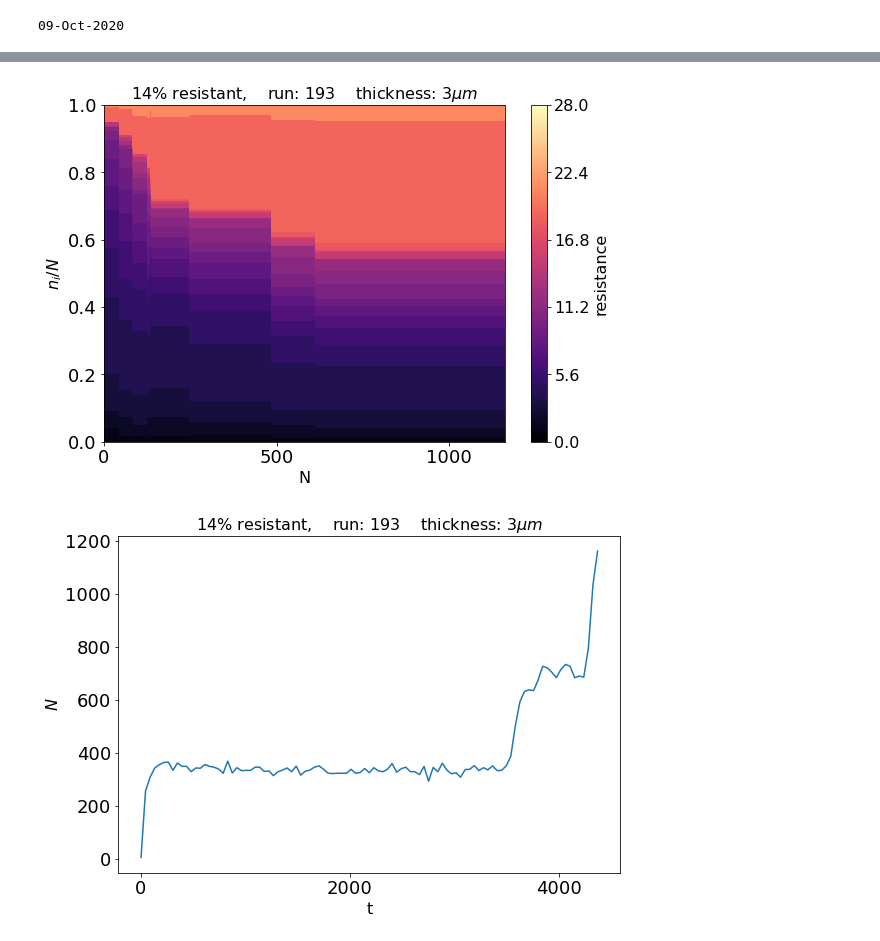
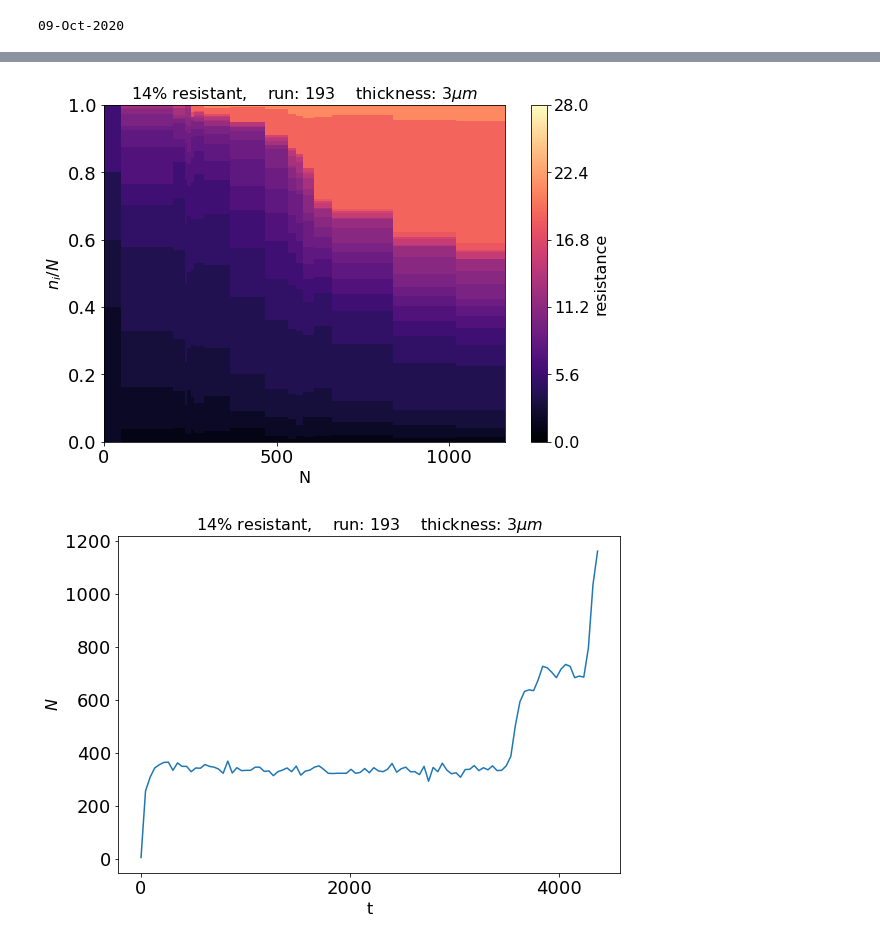
Before and after one commit to patricksinclair/multispecies_postprocessing, a Jupyter notebook: geno_distbs/varying_susceps/geno_distb_plotter.ipynb, the cells around one changed output, grey strips where cells are left out. Drawn from its saved outputs; the diff is of its cells as text; code cells hidden in the pictures.

```diff
--- a/geno_distbs/varying_susceps/geno_distb_plotter.ipynb
+++ b/geno_distbs/varying_susceps/geno_distb_plotter.ipynb
@@ -128,8 +126,12 @@ x = getGenoDistbDict(184, 14, phase2_str, all_event_counters_14pc)
 # %%
-def plotGenoDistbsInSystemOverTime(geno_dict, runID, pc_res, event_counters):
+def plotGenoDistbsInSystemOverTime_WRT_N(geno_dict, runID, pc_res, event_counters):
     '''
     This is the method that makes the big blue and pink plots, showing the distribution of genotypes over time throughout the system
     Input is the geno_dict, where each key is the timestep and each entry is a dataframe where each column is the genotypes in each microhabitat
+
+    This plots the size of the pop distb and the various genotypes as a function of N. (height of bars not normalised currently)
+
+    NB: it might be better to normalise the geno plots for the vs N ones, but not normalise the ones vs t
     '''
 
     #make a new dict where each key is the timestep, each entry is the dataframe values condensed into a single array (2D dataframe -> 1D array)
@@ -153,6 +155,7 @@ def plotGenoDistbsInSystemOverTime(geno_dict, runID, pc_res, event_counters):
         #sort the geno counts so they're arranged in order of increasing resistance
         geno_counts = dict(sorted(geno_counts.items()))
 
+        '''this for loop is the bit where the height normalisation happens'''
         for key in geno_counts:
             geno_counts[key] = geno_counts[key]/n_bac
         #divide the counts by the total no. of bacteria
@@ -177,6 +180,7 @@ def plotGenoDistbsInSystemOverTime(geno_dict, runID, pc_res, event_counters):
 
     colour_list = []
     t_last = 0
+    n_old = 0 #used for getting the width of the bars
     for t in collated_geno_dict.keys():
         bar_ypos = 0 #used to adjust the bottom of the bar chart so we can stack bacteria on top of one another
         for geno_val in collated_geno_dict[t].keys():
@@ -186,9 +190,10 @@ def plotGenoDistbsInSystemOverTime(geno_dict, runID, pc_res, event_counters):
             #colour_list.append(geno_colour)
             geno_colour2 = cm.magma(percent_of_max_r)
 
-            bars = ax.bar(x = n_dict[t], height=collated_geno_dict[t][geno_val], bottom=bar_ypos, color=geno_colour2, width=1100, label=geno_val)
+            bars = ax.bar(x = n_dict[t], height=collated_geno_dict[t][geno_val], bottom=bar_ypos, color=geno_colour2, width=(n_dict[t] - n_old)+160, label=geno_val)
             bar_ypos += collated_geno_dict[t][geno_val]
 
+        n_old = n_dict[t]
         t_last = float(t)
         n_last = float(n_dict[t])
     #cmap = clrs.LinearSegmentedColormap.from_list("", colour_list)
@@ -224,7 +229,7 @@ def plotGenoDistbsInSystemOverTime(geno_dict, runID, pc_res, event_counters):
     plt.xlim(0, n_last)
     plt.ylim(0, 1)
 
-    plt.savefig('geno_distb_plots/'+str(pc_res)+"pc_res-runID_"+str(runID))
+    plt.savefig('geno_distb_plots/'+str(pc_res)+"pc_res-runID_"+str(runID)+"vs_N.png")
     plt.show()
 
 
@@ -265,8 +407,9 @@ plotGenoDistbsInSystemOverTime(x, runID=run_id, pc_res=pc_resistant, event_count
 # %%
 run_id = 193
 pc_resistant = 14
-x = getGenoDistbDict(runID=run_id, pc_res=pc_resistant, phase_val=phase2_str)
-plotGenoDistbsInSystemOverTime(x, runID=run_id, pc_res=pc_resistant, event_counters=all_event_counters_14pc)
+x = getGenoDistbDict(runID=run_id, pc_res=pc_resistant, phase_val=phase2_str, event_counters=all_event_counters_14pc)
+plotGenoDistbsInSystemOverTime_WRT_N(x, runID=run_id, pc_res=pc_resistant, event_counters=all_event_counters_14pc)
+plotGenoDistbsInSystemOverTime_WRT_t(x, runID=run_id, pc_res=pc_resistant, event_counters=all_event_counters_14pc)
 # %% [output]
-[figure, old version]
+[figure, new version]
 [figure]
```
Also changed, not shown: parts of 10 cells of this notebook, 1 other file.
